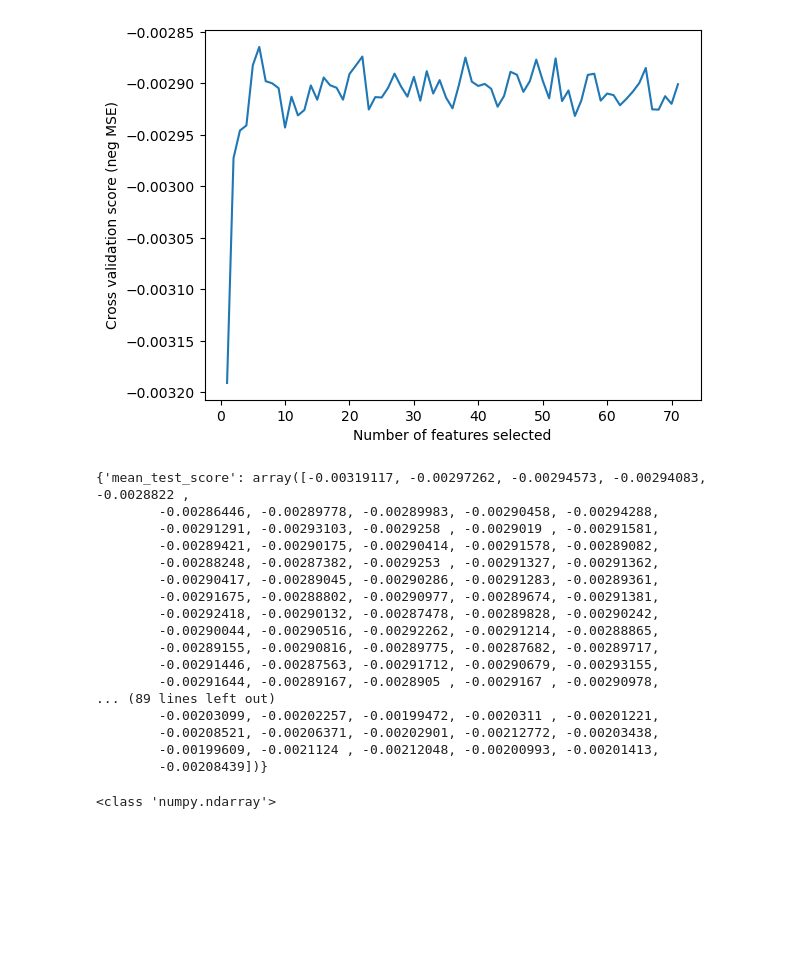
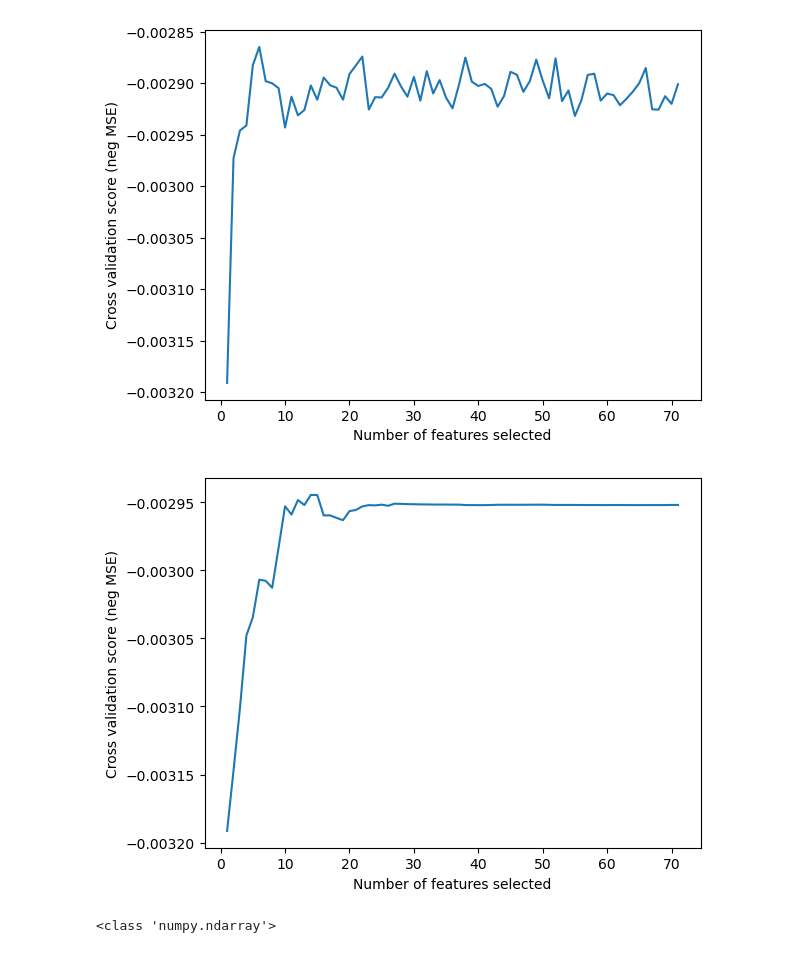
Before and after one commit to ameliemelo/projet_wine, a Jupyter notebook: all_col_standard_scaled.ipynb, the cells around one changed output. Drawn from its saved outputs; the diff is of its cells as text; code cells hidden in the pictures; blank space fills up the shorter version.

```diff
--- a/all_col_standard_scaled.ipynb
+++ b/all_col_standard_scaled.ipynb
@@ -1018,6 +1018,6 @@ Xcop = clm.fit_transform(Xcop)
 Xcop = pd.DataFrame(Xcop, columns = X_train.columns)
 
 
-selector_lass = RFECV(rand_lass.best_estimator_.named_steps['mod'], step=1, scoring='neg_mean_squared_error', cv=5, min_features_to_select=1, verbose=1)
+selector_lass = RFECV(rand_lass.best_estimator_.named_steps['mod'], step=1, scoring='neg_mean_squared_error', cv=5, min_features_to_select=1)
 selector_lass.fit(Xcop, y_train.values.ravel())
 # %% [output]
@@ -1033,26 +1174,17 @@ plt.plot(range(1, len(scores) + 1), scores)
 plt.show()
 # %% [output]
 [figure]
-# %%
-selector.cv_results_
-# %% [output]
-{'mean_test_score': array([-0.00319117, -0.00297262, -0.00294573, -0.00294083, -0.0028822 ,
-        -0.00286446, -0.00289778, -0.00289983, -0.00290458, -0.00294288,
-        -0.00291291, -0.00293103, -0.0029258 , -0.0029019 , -0.00291581,
-        -0.00289421, -0.00290175, -0.00290414, -0.00291578, -0.00289082,
-        -0.00288248, -0.00287382, -0.0029253 , -0.00291327, -0.00291362,
-        -0.00290417, -0.00289045, -0.00290286, -0.00291283, -0.00289361,
-        -0.00291675, -0.00288802, -0.00290977, -0.00289674, -0.00291381,
-        -0.00292418, -0.00290132, -0.00287478, -0.00289828, -0.00290242,
-        -0.00290044, -0.00290516, -0.00292262, -0.00291214, -0.00288865,
-        -0.00289155, -0.00290816, -0.00289775, -0.00287682, -0.00289717,
-        -0.00291446, -0.00287563, -0.00291712, -0.00290679, -0.00293155,
-        -0.00291644, -0.00289167, -0.0028905 , -0.0029167 , -0.00290978,
-... (89 lines left out)
-        -0.00203099, -0.00202257, -0.00199472, -0.0020311 , -0.00201221,
-        -0.00208521, -0.00206371, -0.00202901, -0.00212772, -0.00203438,
-        -0.00199609, -0.0021124 , -0.00212048, -0.00200993, -0.00201413,
-        -0.00208439])}
+# %%
+scores = selector_lass.cv_results_['mean_test_score']
+
+# Plot the scores against number of features
+plt.figure()
+plt.xlabel("Number of features selected")
+plt.ylabel("Cross validation score (neg MSE)")
+plt.plot(range(1, len(scores) + 1), scores)
+plt.show()
+# %% [output]
+[figure, added]
 # %%
 from sklearn.compose import make_column_transformer
 from sklearn.preprocessing import StandardScaler
```
Also changed, not shown: parts of 4 cells of this notebook.
